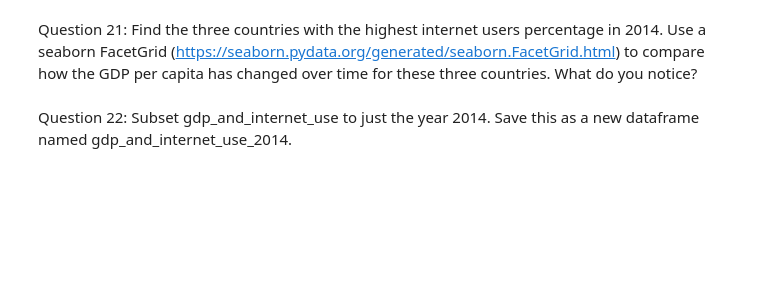
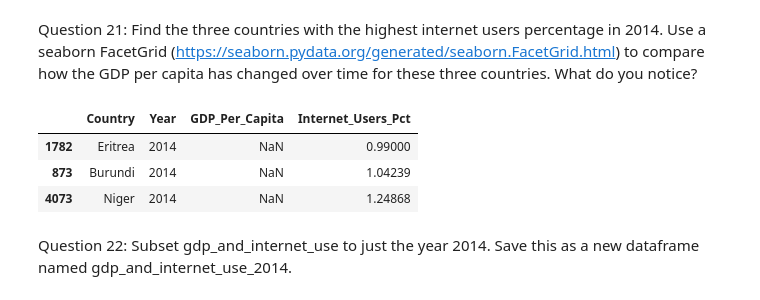
Before and after one commit to NSS-Data-Analytics-Cohort-13/un-exploration-tacaelest, a Jupyter notebook: notebooks/un_exploration_project.ipynb, the cells around one changed output. Cells and saved outputs as stored; diff of their text form; code cells hidden in the pictures; blank space fills up the shorter version.

```diff
--- a/notebooks/un_exploration_project.ipynb
+++ b/notebooks/un_exploration_project.ipynb
@@ -381,0 +382,3 @@ Question 20: Merge the two DataFrames to one. Do this in a way that keeps all ro
+# %%
+gdp_and_internet_use = pd.concat([gdp_df, internet_df])
+print(gdp_and_internet_use)
@@ -382,4 +400,12 @@ Question 20: Merge the two DataFrames to one. Do this in a way that keeps all ro
 # %% [markdown]
 Question 21: Find the three countries with the highest internet users percentage in 2014. Use a seaborn FacetGrid (https://seaborn.pydata.org/generated/seaborn.FacetGrid.html) to compare how the GDP per capita has changed over time for these three countries. What do you notice?
+# %%
+gdpinternet_top3 = gdp_and_internet_use[gdp_and_internet_use['Year']==2014]
+gdpinternet_top3.nsmallest(3, 'Internet_Users_Pct', keep='first')
+# %% [output]
+|  | Country | Year | GDP_Per_Capita | Internet_Users_Pct |
+| 1782 | Eritrea | 2014 | NaN | 0.99000 |
+| 873 | Burundi | 2014 | NaN | 1.04239 |
+| 4073 | Niger | 2014 | NaN | 1.24868 |
 # %% [markdown]
 Question 22: Subset gdp_and_internet_use to just the year 2014. Save this as a new dataframe named gdp_and_internet_use_2014.
```
Also changed, not shown: parts of 5 cells of this notebook.
